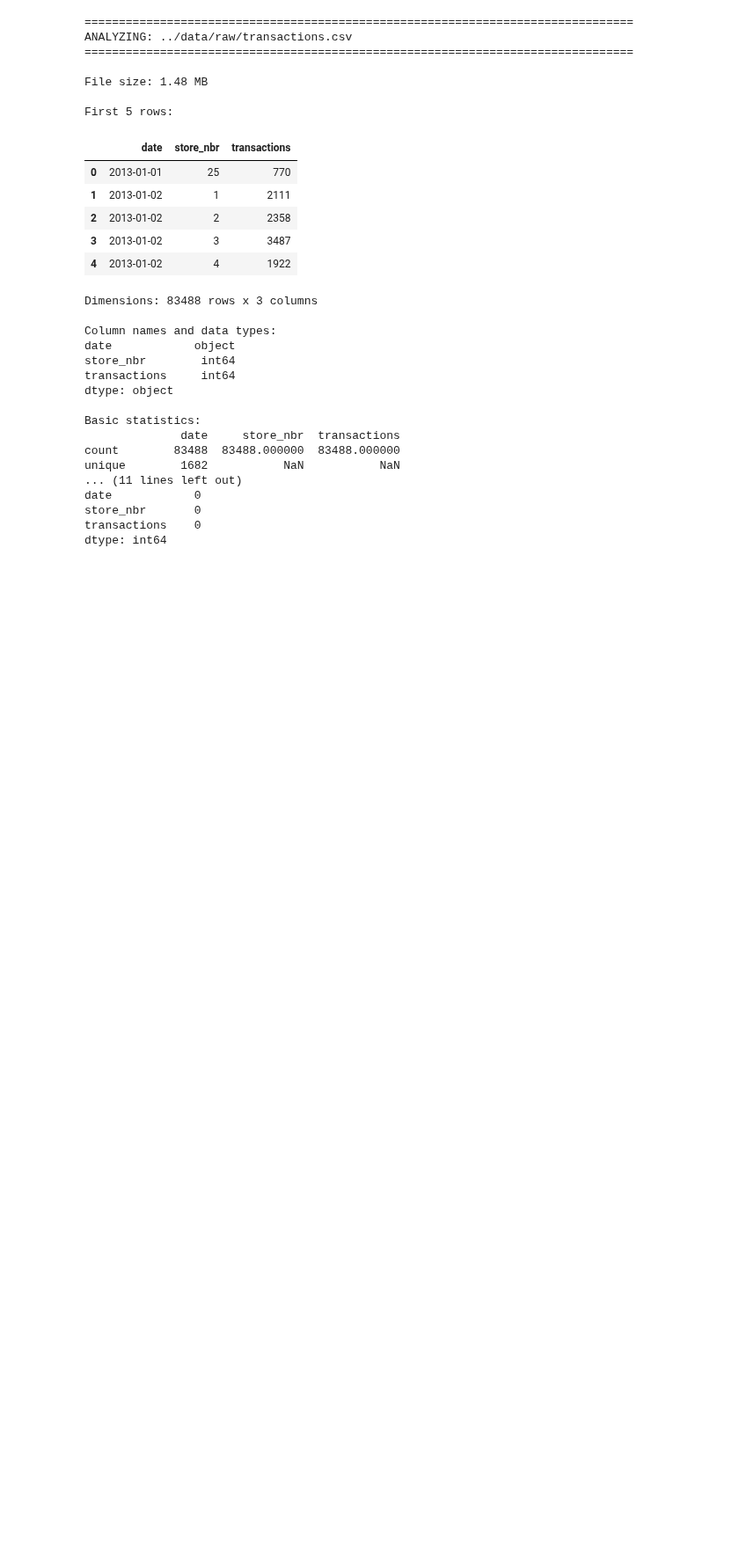
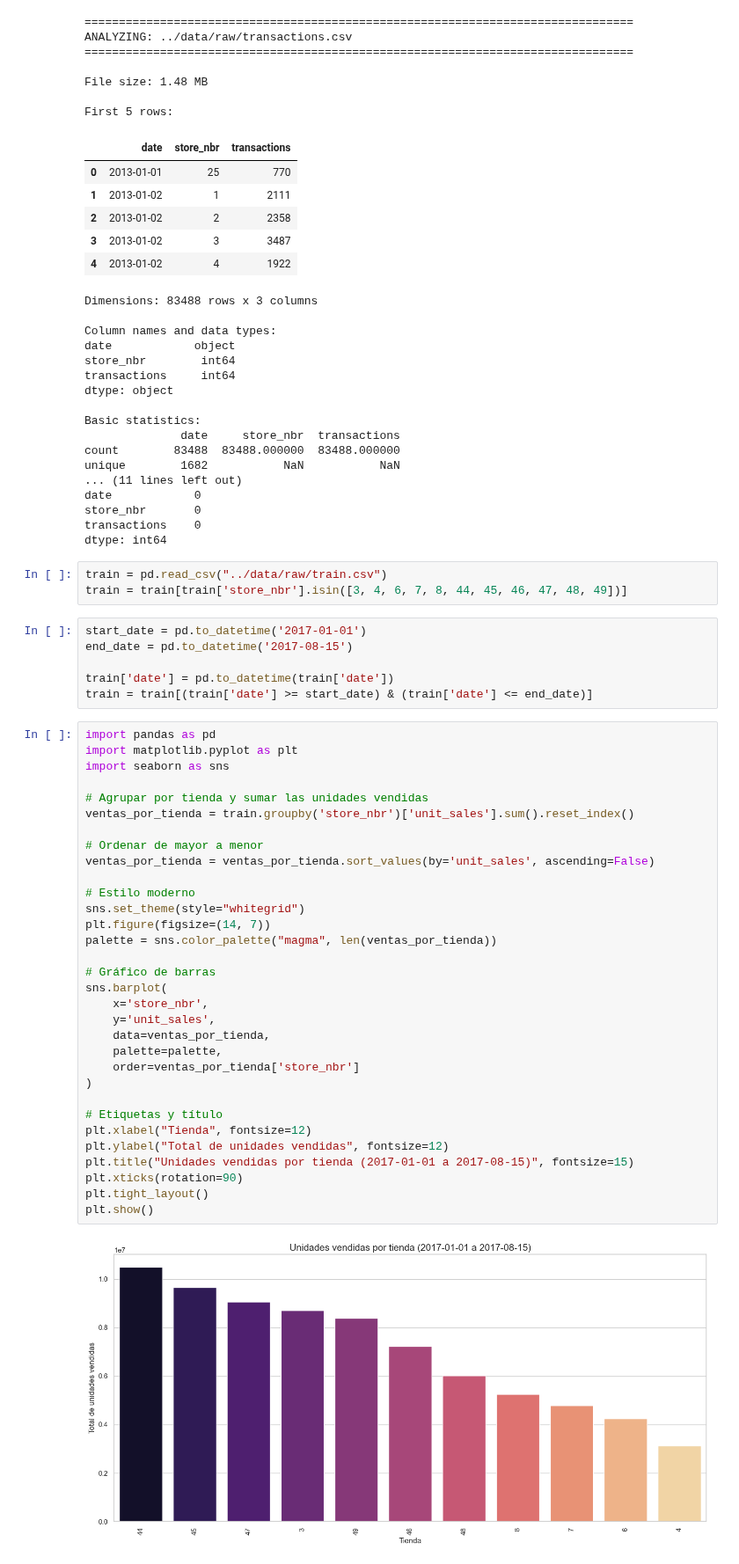
Before and after one commit to raortegam/cannibalization_reatail, a Jupyter notebook: notebooks/01_EDA.ipynb, the cells around one changed output. Shown at 88% size. Drawn from its saved outputs; the diff is of its cells as text; blank space fills up the shorter version.

```diff
--- a/notebooks/01_EDA.ipynb
+++ b/notebooks/01_EDA.ipynb
@@ -877,3 +895,46 @@ date            0
 store_nbr       0
 transactions    0
 dtype: int64
+# %%
+train = pd.read_csv("../data/raw/train.csv")
+train = train[train['store_nbr'].isin([3, 4, 6, 7, 8, 44, 45, 46, 47, 48, 49])]
+# %%
+start_date = pd.to_datetime('2017-01-01')
+end_date = pd.to_datetime('2017-08-15')
+
+train['date'] = pd.to_datetime(train['date'])
+train = train[(train['date'] >= start_date) & (train['date'] <= end_date)]
+# %%
+import pandas as pd
+import matplotlib.pyplot as plt
+import seaborn as sns
+
+# Agrupar por tienda y sumar las unidades vendidas
+ventas_por_tienda = train.groupby('store_nbr')['unit_sales'].sum().reset_index()
+
+# Ordenar de mayor a menor
+ventas_por_tienda = ventas_por_tienda.sort_values(by='unit_sales', ascending=False)
+
+# Estilo moderno
+sns.set_theme(style="whitegrid")
+plt.figure(figsize=(14, 7))
+palette = sns.color_palette("magma", len(ventas_por_tienda))
+
+# Gráfico de barras
+sns.barplot(
+    x='store_nbr',
+    y='unit_sales',
+    data=ventas_por_tienda,
+    palette=palette,
+    order=ventas_por_tienda['store_nbr']
+)
+
+# Etiquetas y título
+plt.xlabel("Tienda", fontsize=12)
+plt.ylabel("Total de unidades vendidas", fontsize=12)
+plt.title("Unidades vendidas por tienda (2017-01-01 a 2017-08-15)", fontsize=15)
+plt.xticks(rotation=90)
+plt.tight_layout()
+plt.show()
+# %% [output]
+[figure, added]
```
Also changed, not shown: parts of 12 cells of this notebook.
